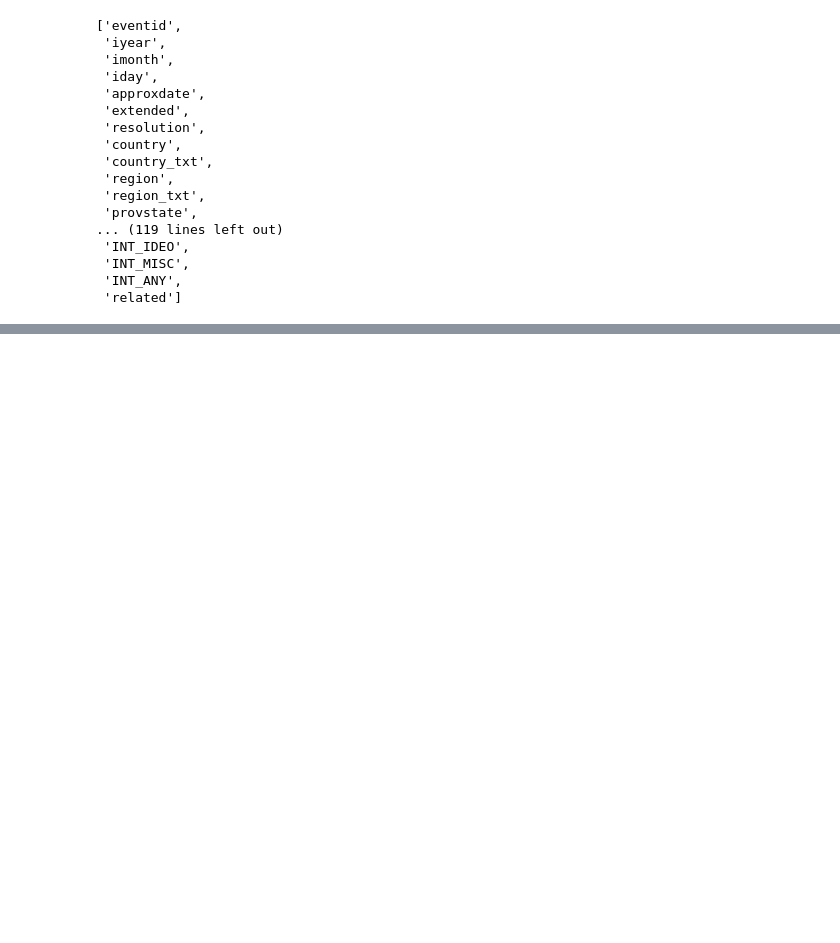
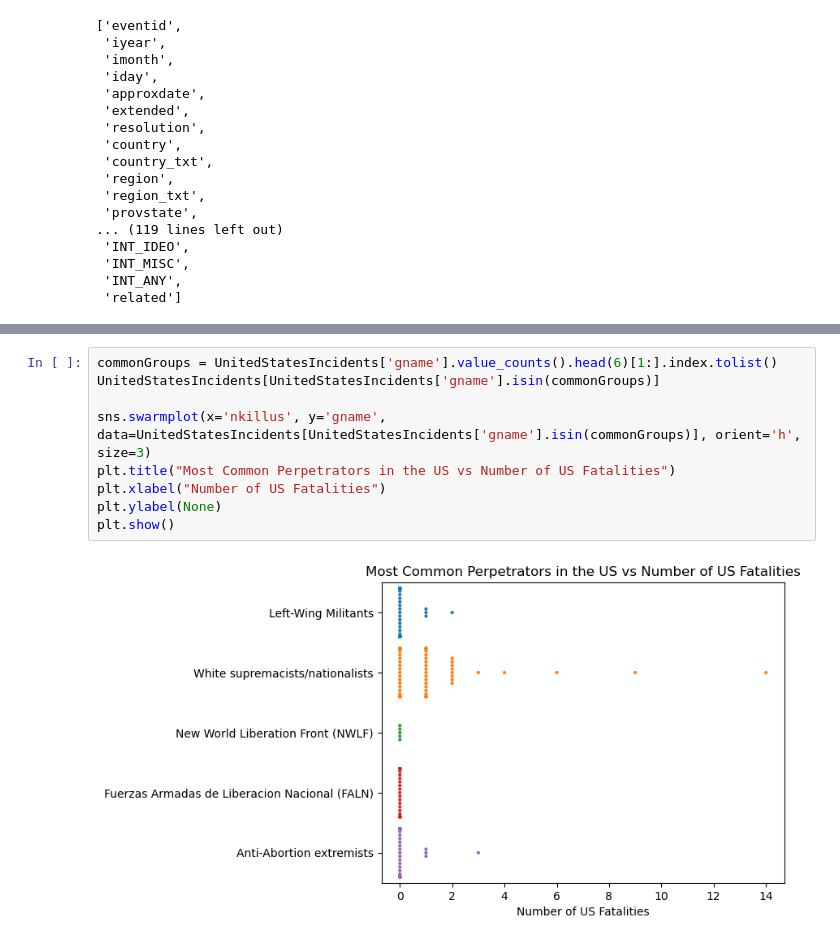
Before and after one commit to Khaleeb/GTDFinal, a Jupyter notebook: messy-global-terrorism-analysis.ipynb, the cells around one changed output, grey strips where cells are left out. Drawn from its saved outputs; the diff is of its cells as text; blank space fills up the shorter version.

```diff
--- a/messy-global-terrorism-analysis.ipynb
+++ b/messy-global-terrorism-analysis.ipynb
@@ -81,0 +252,11 @@ Name: country_txt, dtype: int64
+# %%
+commonGroups = UnitedStatesIncidents['gname'].value_counts().head(6)[1:].index.tolist()
+UnitedStatesIncidents[UnitedStatesIncidents['gname'].isin(commonGroups)]
+
+sns.swarmplot(x='nkillus', y='gname', data=UnitedStatesIncidents[UnitedStatesIncidents['gname'].isin(commonGroups)], orient='h', size=3)
+plt.title("Most Common Perpetrators in the US vs Number of US Fatalities")
+plt.xlabel("Number of US Fatalities")
+plt.ylabel(None)
+plt.show()
+# %% [output]
+[figure, added]
```
Also changed, not shown: parts of 16 cells of this notebook, 1 other file.
